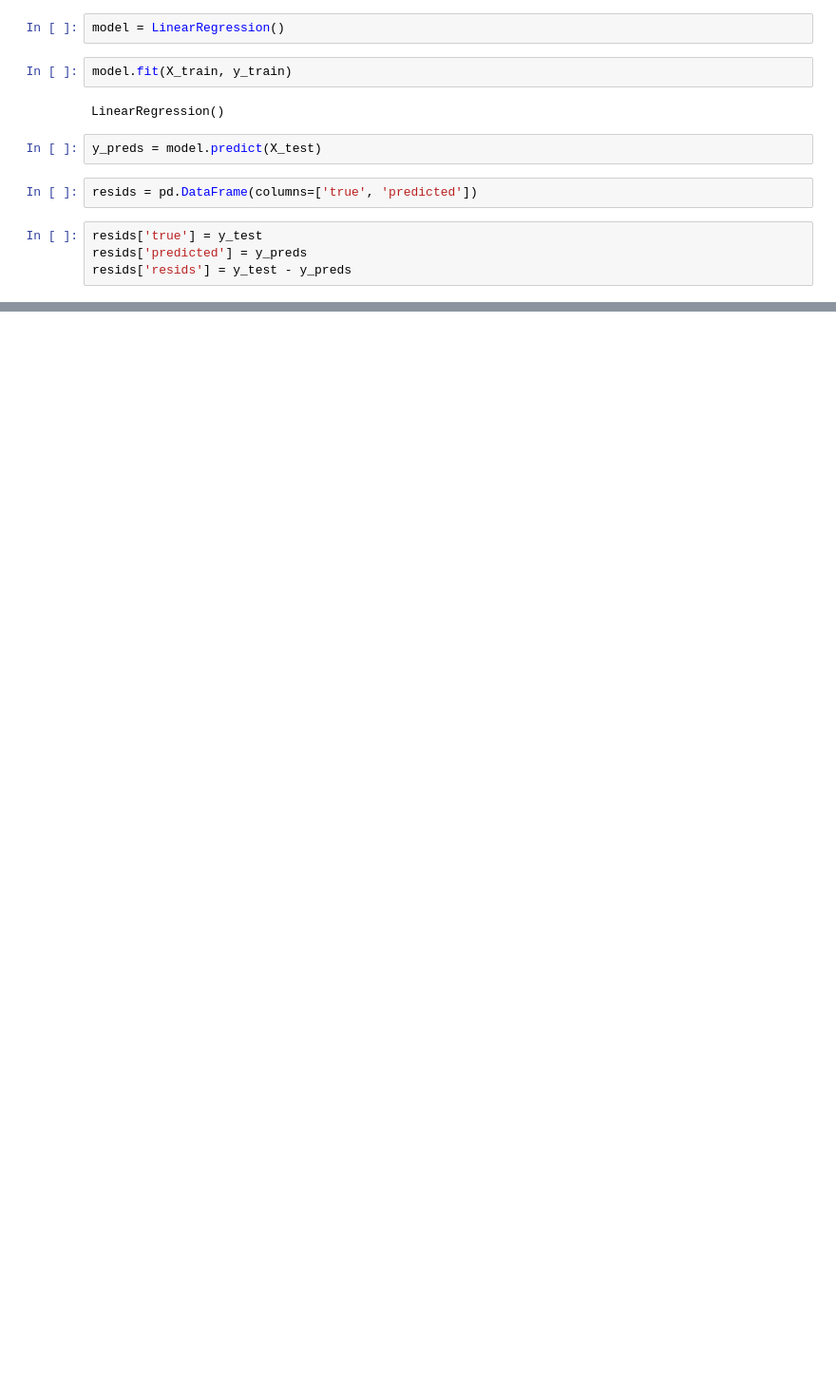
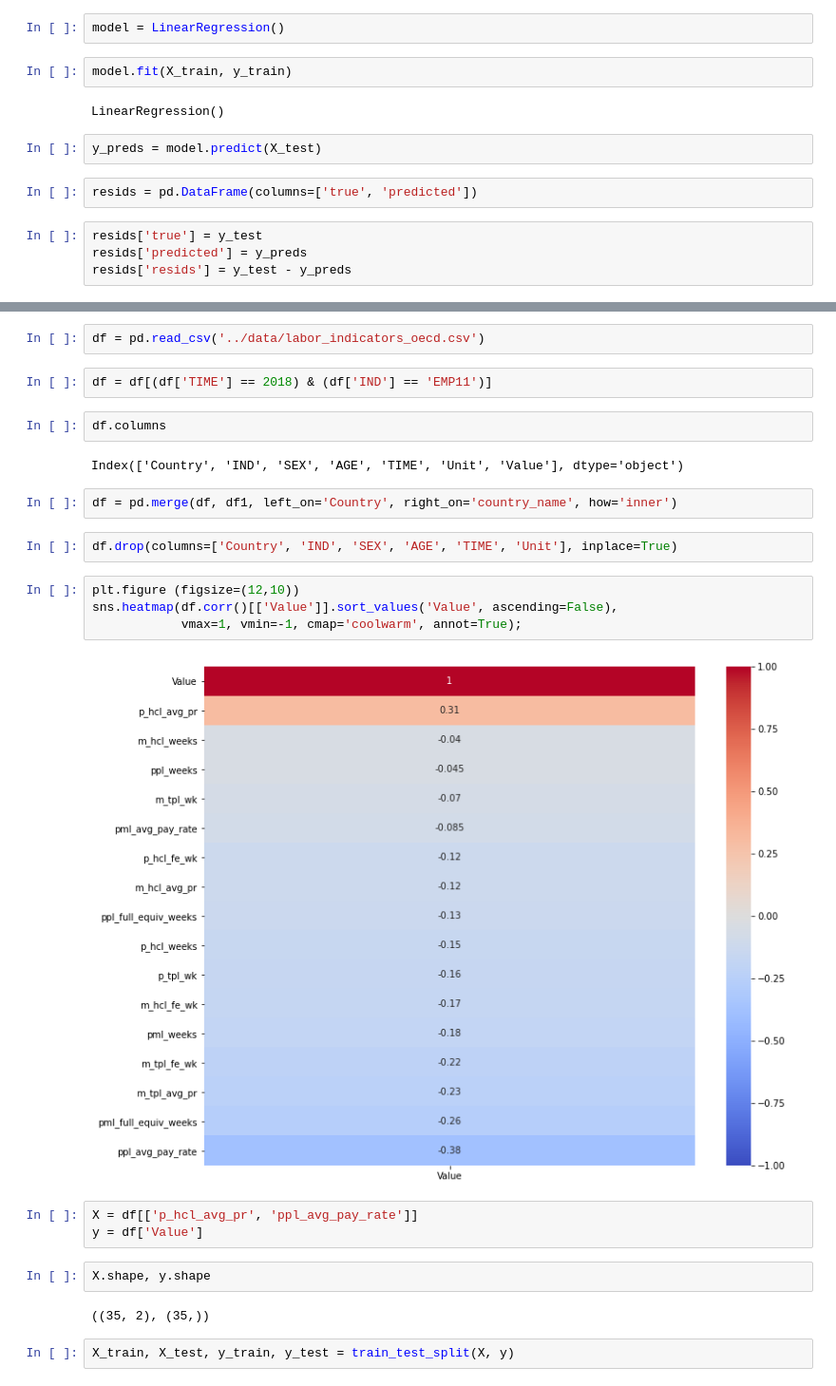
Before and after one commit to dpfay/parental_dash, a Jupyter notebook: code/modeling.ipynb, the cells around one changed output, grey strips where cells are left out. Shown at 95% size. Saved outputs shown, nothing was run; the diff lists cells and outputs as text; blank space fills up the shorter version.

```diff
--- a/code/modeling.ipynb
+++ b/code/modeling.ipynb
@@ -152,0 +162,27 @@ Baseline     -6.626933099414482
+# %%
+df = pd.read_csv('../data/labor_indicators_oecd.csv')
+# %%
+df = df[(df['TIME'] == 2018) & (df['IND'] == 'EMP11')]
+# %%
+df.columns
+# %% [output]
+Index(['Country', 'IND', 'SEX', 'AGE', 'TIME', 'Unit', 'Value'], dtype='object')
+# %%
+df = pd.merge(df, df1, left_on='Country', right_on='country_name', how='inner')
+# %%
+df.drop(columns=['Country', 'IND', 'SEX', 'AGE', 'TIME', 'Unit'], inplace=True)
+# %%
+plt.figure (figsize=(12,10))
+sns.heatmap(df.corr()[['Value']].sort_values('Value', ascending=False),
+            vmax=1, vmin=-1, cmap='coolwarm', annot=True);
+# %% [output]
+[figure, added]
+# %%
+X = df[['p_hcl_avg_pr', 'ppl_avg_pay_rate']]
+y = df['Value']
+# %%
+X.shape, y.shape
+# %% [output]
+((35, 2), (35,))
+# %%
+X_train, X_test, y_train, y_test = train_test_split(X, y)
```
Also changed, not shown: parts of 12 cells of this notebook.
